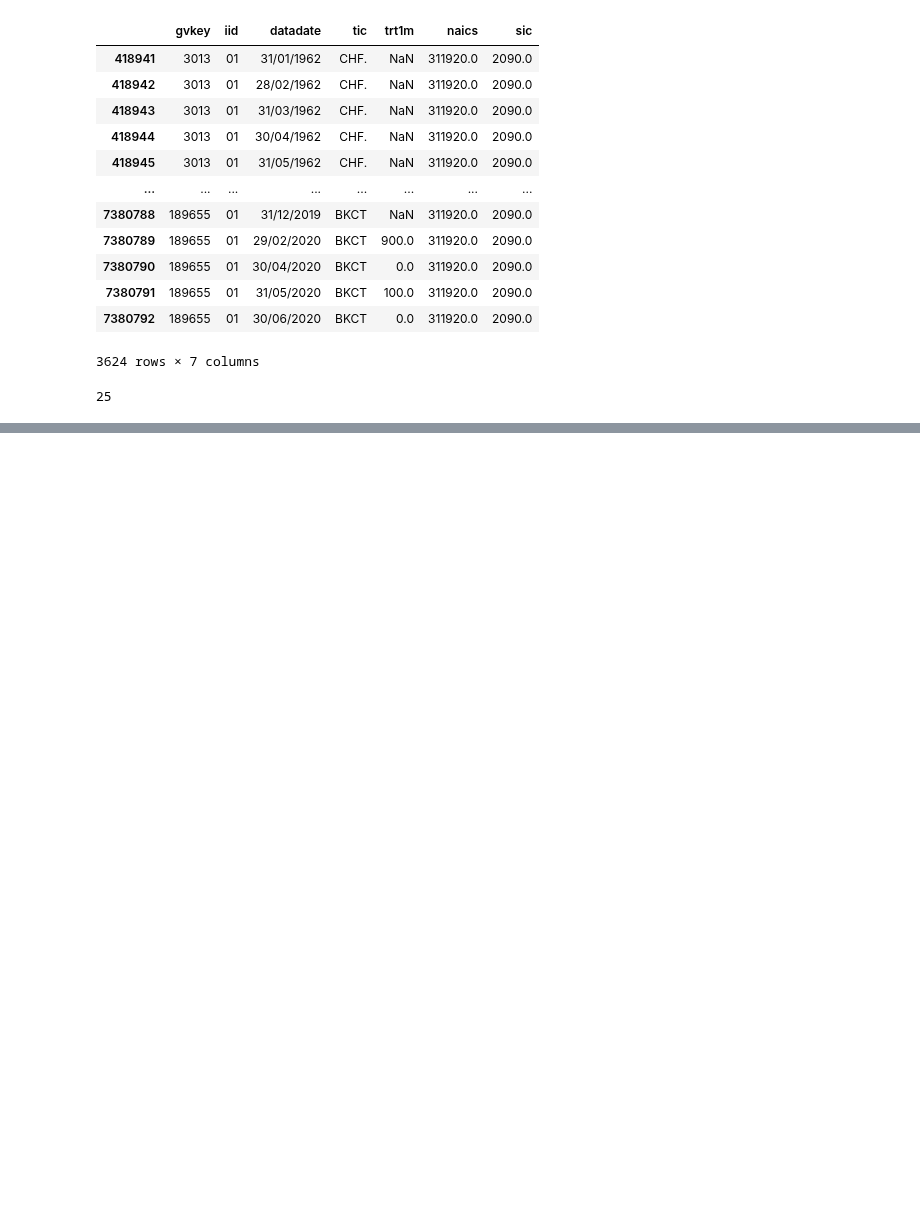
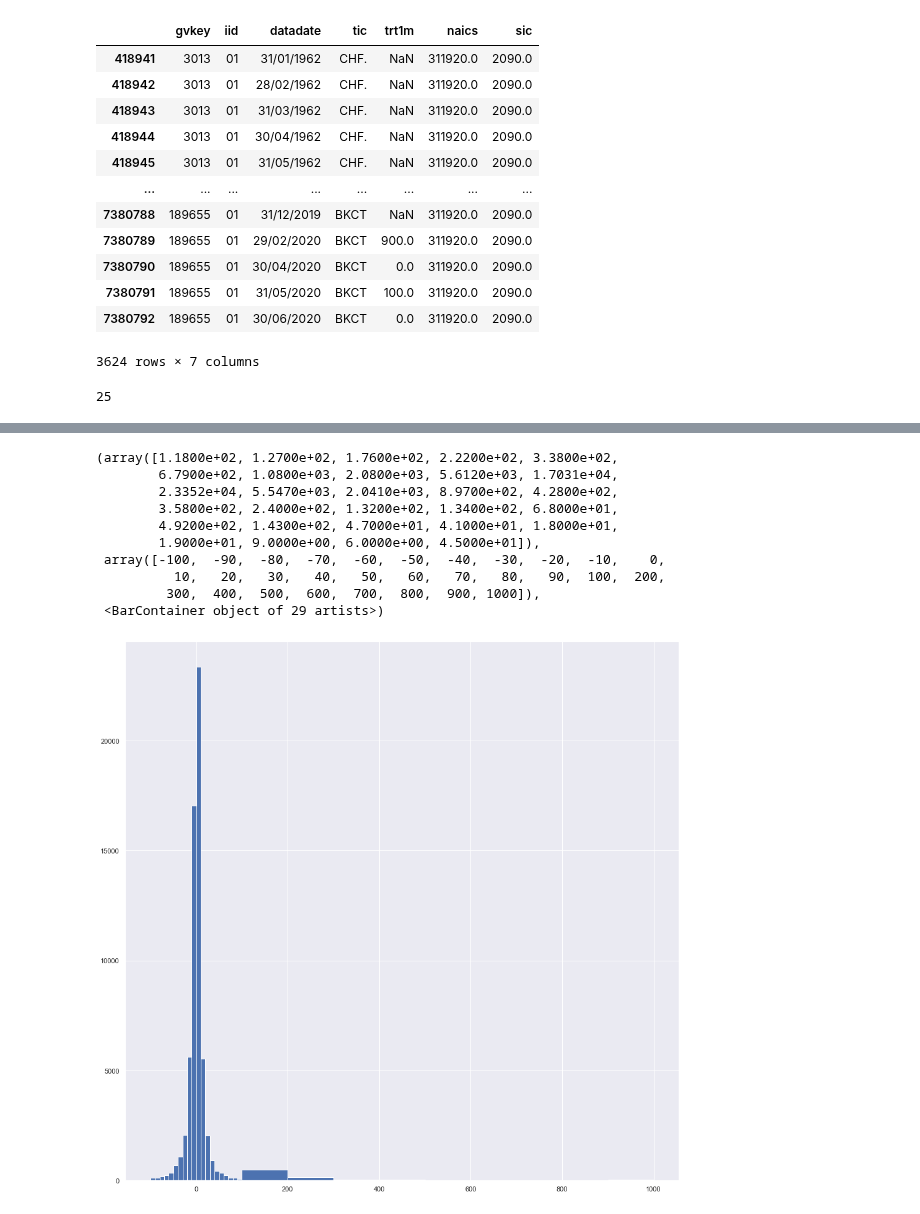
Before and after one commit to statistactics/sin-stocks, a Jupyter notebook: STOCK_FILTERING.ipynb, the cells around one changed output, grey strips where cells are left out. Saved outputs shown, nothing was run; the diff lists cells and outputs as text; code cells hidden in the pictures; blank space fills up the shorter version.

```diff
--- a/STOCK_FILTERING.ipynb
+++ b/STOCK_FILTERING.ipynb
@@ -532,0 +553,3 @@ len(stim_stocks["tic"].unique())
+# %%
+sin_stim_stocks = pd.concat([sin_stocks,stim_stocks], axis = 0)
+sin_stim_stocks
@@ -532,0 +587,14 @@ len(stim_stocks["tic"].unique())
+# %%
+plt.hist(sin_stim_stocks["trt1m"], bins = [x for x in range(-100,100,10)] + [x for x in range(100, 1100, 100)])
+# %% [output]
+(array([1.1800e+02, 1.2700e+02, 1.7600e+02, 2.2200e+02, 3.3800e+02,
+        6.7900e+02, 1.0800e+03, 2.0800e+03, 5.6120e+03, 1.7031e+04,
+        2.3352e+04, 5.5470e+03, 2.0410e+03, 8.9700e+02, 4.2800e+02,
+        3.5800e+02, 2.4000e+02, 1.3200e+02, 1.3400e+02, 6.8000e+01,
+        4.9200e+02, 1.4300e+02, 4.7000e+01, 4.1000e+01, 1.8000e+01,
+        1.9000e+01, 9.0000e+00, 6.0000e+00, 4.5000e+01]),
+ array([-100,  -90,  -80,  -70,  -60,  -50,  -40,  -30,  -20,  -10,    0,
+          10,   20,   30,   40,   50,   60,   70,   80,   90,  100,  200,
+         300,  400,  500,  600,  700,  800,  900, 1000]),
+ <BarContainer object of 29 artists>)
+[figure, added]
```
Also changed, not shown: parts of 19 cells of this notebook, 1 other file.
